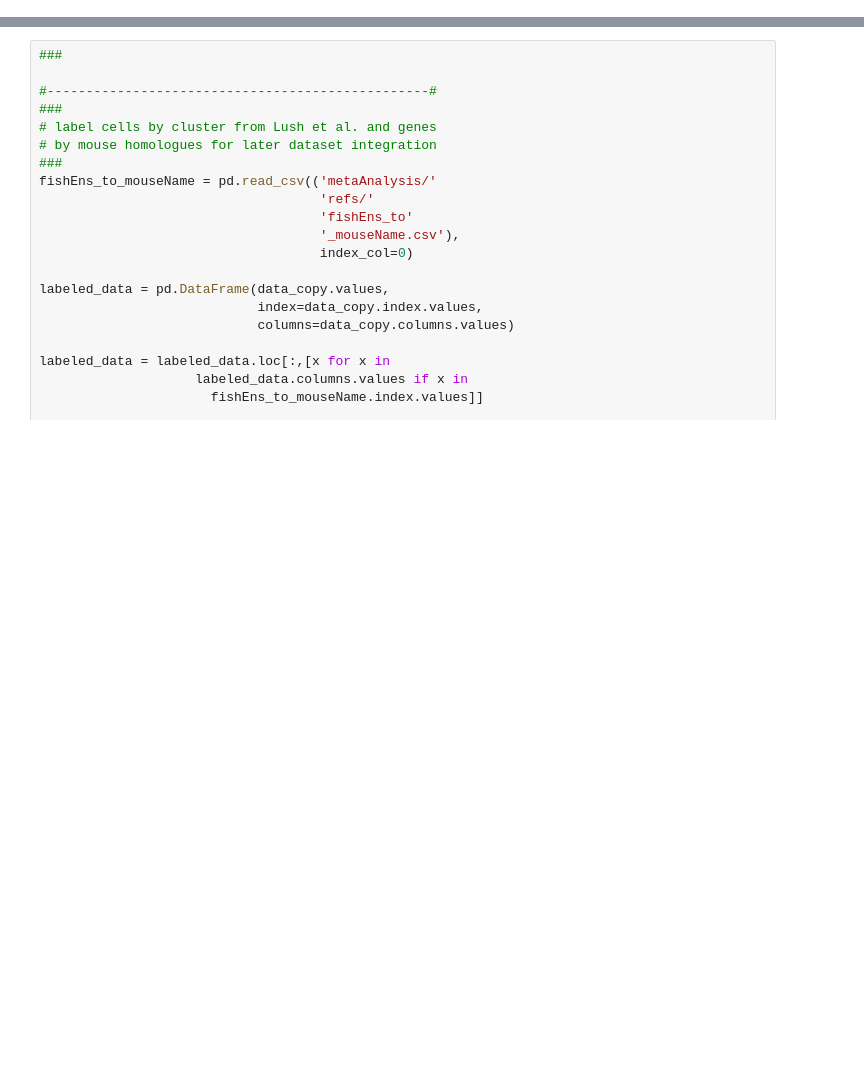
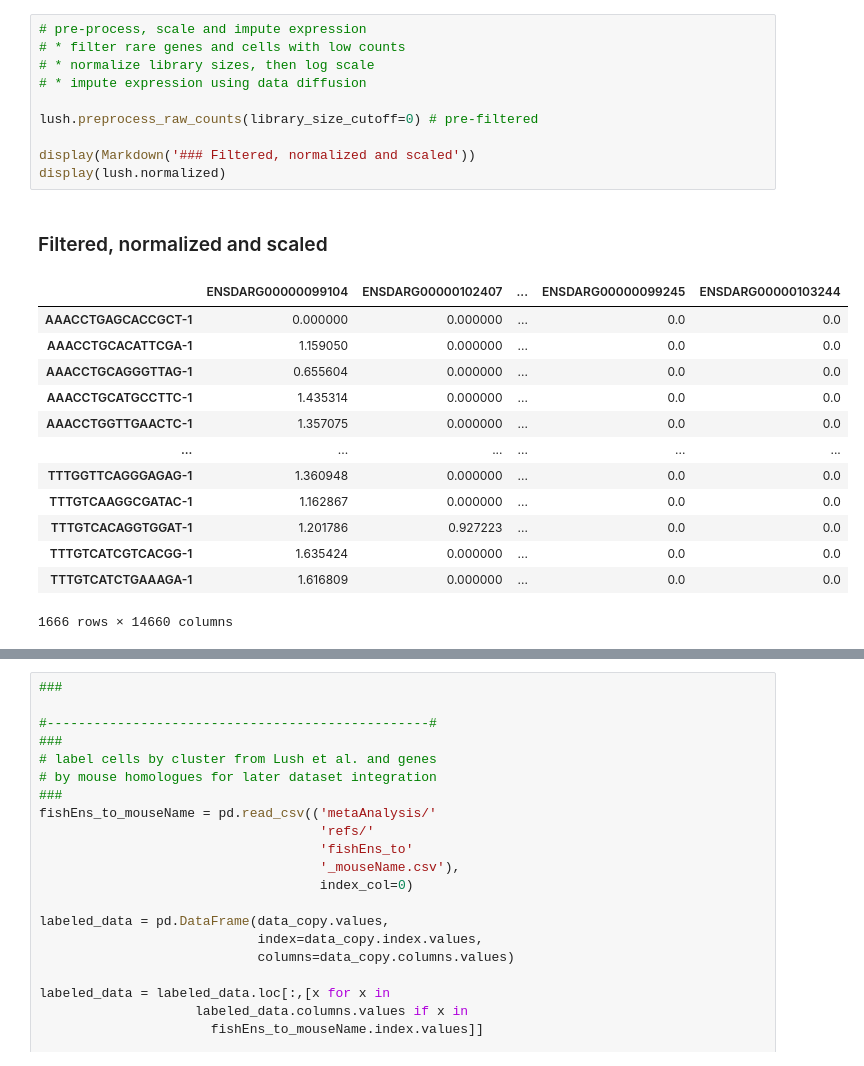
Before and after one commit to calebclayreagor/phd-research-playground, a Jupyter notebook: drerio.ipynb, the cells around one changed output, grey strips where cells are left out. Cells and saved outputs as stored; diff of their text form; blank space fills up the shorter version.

```diff
--- a/drerio.ipynb
+++ b/drerio.ipynb
@@ -129,0 +79,25 @@ diff_traj.pathway_ea_in_pt(pathways = ['Cell cycle',
+# %%
+# pre-process, scale and impute expression
+# * filter rare genes and cells with low counts
+# * normalize library sizes, then log scale
+# * impute expression using data diffusion
+
+lush.preprocess_raw_counts(library_size_cutoff=0) # pre-filtered
+
+display(Markdown('### Filtered, normalized and scaled'))
+display(lush.normalized)
+# %% [output]
+### Filtered, normalized and scaled
+|  | ENSDARG00000099104 | ENSDARG00000102407 | ... | ENSDARG00000099245 | ENSDARG00000103244 |
+| AAACCTGAGCACCGCT-1 | 0.000000 | 0.000000 | ... | 0.0 | 0.0 |
+| AAACCTGCACATTCGA-1 | 1.159050 | 0.000000 | ... | 0.0 | 0.0 |
+| AAACCTGCAGGGTTAG-1 | 0.655604 | 0.000000 | ... | 0.0 | 0.0 |
+| AAACCTGCATGCCTTC-1 | 1.435314 | 0.000000 | ... | 0.0 | 0.0 |
+| AAACCTGGTTGAACTC-1 | 1.357075 | 0.000000 | ... | 0.0 | 0.0 |
+| ... | ... | ... | ... | ... | ... |
+| TTTGGTTCAGGGAGAG-1 | 1.360948 | 0.000000 | ... | 0.0 | 0.0 |
+| TTTGTCAAGGCGATAC-1 | 1.162867 | 0.000000 | ... | 0.0 | 0.0 |
+| TTTGTCACAGGTGGAT-1 | 1.201786 | 0.927223 | ... | 0.0 | 0.0 |
+| TTTGTCATCGTCACGG-1 | 1.635424 | 0.000000 | ... | 0.0 | 0.0 |
+| TTTGTCATCTGAAAGA-1 | 1.616809 | 0.000000 | ... | 0.0 | 0.0 |
+1666 rows × 14660 columns
```
Also changed, not shown: parts of 37 cells of this notebook, 6 other files.
